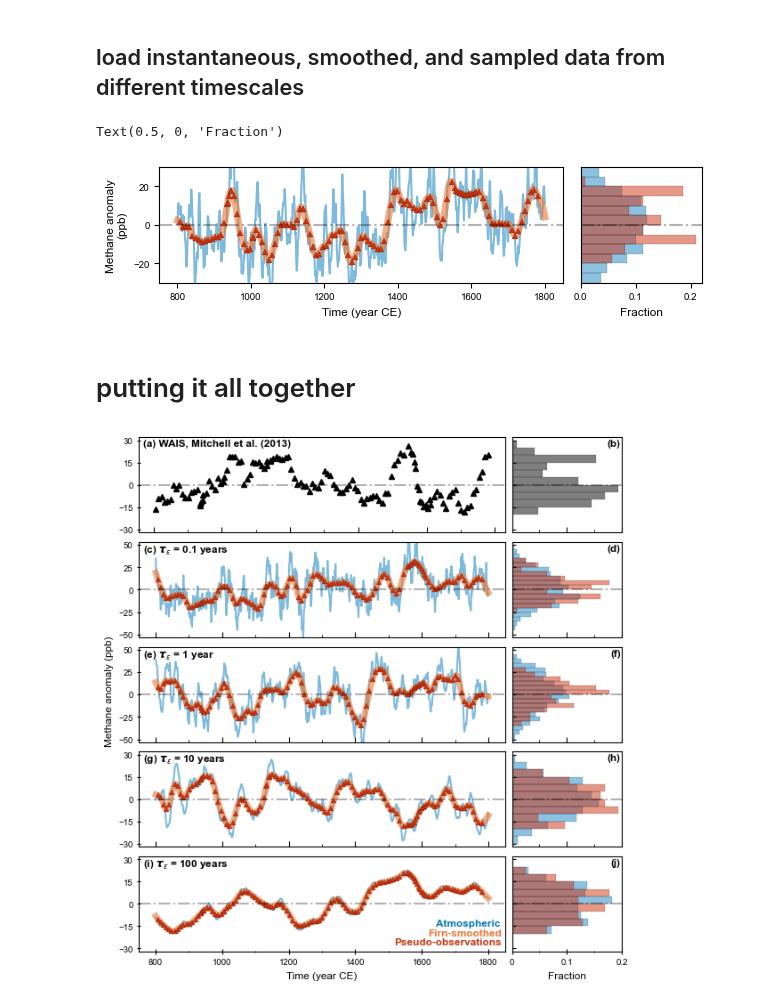
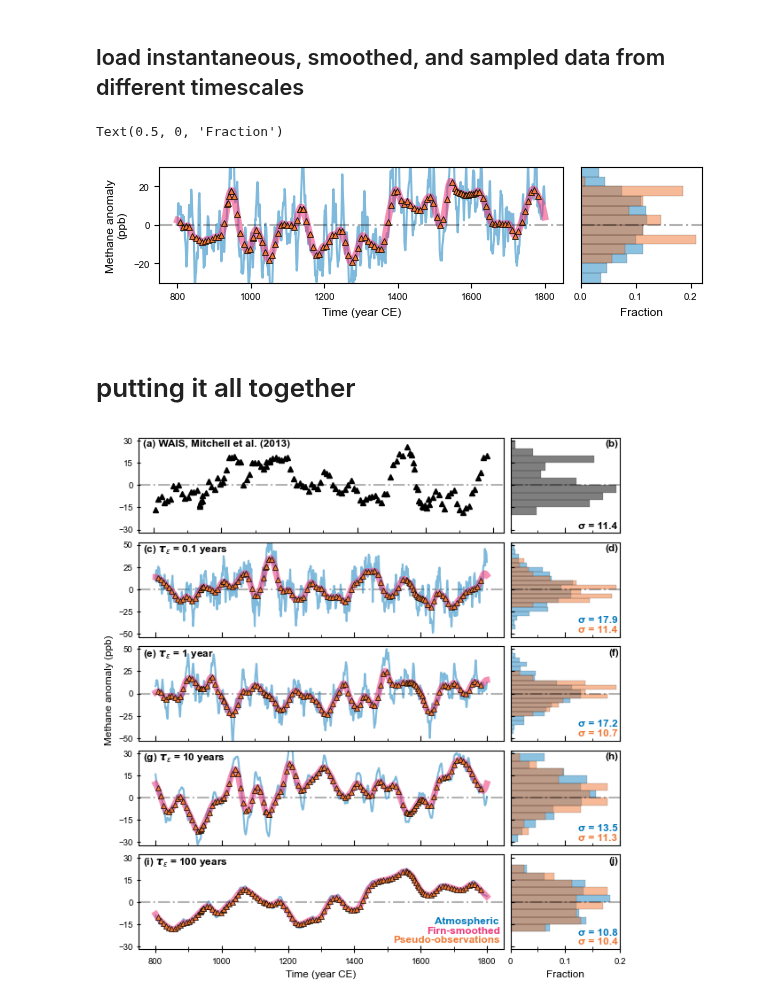
Before and after one commit to ericjmei/methane_noise_forcing, a Jupyter notebook: notebooks/figures_for_publication/obs_vs_simulation_timeseries.ipynb, the cells around one changed output. Cells and saved outputs as stored; diff of their text form; code cells hidden in the pictures.

Commit message:
changed color scheme for fig 1 and 2

```diff
--- a/notebooks/figures_for_publication/obs_vs_simulation_timeseries.ipynb
+++ b/notebooks/figures_for_publication/obs_vs_simulation_timeseries.ipynb
@@ -36,18 +36,18 @@ plot_kwargs = {
     },
     "instantaneous": {"color": colors_vibrant["blue"], "linestyle": "-", "alpha": 0.5},
     "smoothed": {
-        "color": colors_vibrant["orange"],
+        "color": colors_vibrant["magenta"],
         "linestyle": "-",
         "linewidth": 5,
-        "alpha": 0.6,
+        "alpha": 0.55,
     },
     "sampled": {
         "marker": "^",
         "linestyle": "None",
         "markersize": 4,
         "markeredgecolor": "k",
-        "markeredgewidth": 0.1,  # adjust thickness
-        "color": colors_vibrant["red"],
+        "markeredgewidth": 0.5,  # adjust thickness
+        "color": colors_vibrant["orange"],
     },
 }
 # %%
@@ -271,7 +271,7 @@ ax_kd.set_ylabel("")
 ax_kd.set_xlabel("Fraction")
 # %% [output]
 Text(0.5, 0, 'Fraction')
-[figure, old version]
+[figure, new version]
 # %% [markdown]
 # putting it all together
 # %%
@@ -439,7 +467,10 @@ yticks_noise = {
     10: [-30, -15, 0, 15, 30],
     100: [-30, -15, 0, 15, 30],
 }
-idx_ens_noise = {0.1: 22, 1: 14, 10: 36, 100: 7}
+idx_ens_noise = {0.1: 50, # or 22, 37, 47, 49, 50, 62
+                 1: 28, # or 14, 18, 27, 39, 46
+                 10: 42,
+                 100: 7}
 
 fig = plt.figure(figsize=(fig_width, (1 + len(timescales_to_plot)) * ax_height))
 gs = GridSpec(
@@ -453,7 +484,7 @@ gs = GridSpec(
 ax_ts = [None] * (1 + len(timescales_to_plot))
 ax_kd = [None] * (1 + len(timescales_to_plot))
 
-## obs
+## obs timeseries
 ax_ts[0] = fig.add_subplot(gs[0, 0])  # timeseries
 ax_kd[0] = fig.add_subplot(gs[0, 1])  # kernel density
 time_slice = slice(time_min, time_max)
@@ -466,7 +497,7 @@ ax_ts[0].set_yticks(yticks_obs)
 format_xticks(ax_ts[0])
 format_yticks(ax_ts[0], direction="inout", show_label=True, length_minor=0)
 
-# histogram
+## obs histogram
 bin_min, bin_max, n_bins = calc_bins(ylim_obs)
 hist_frac, bin_edges = normalized_histogram(data_plot, bin_min, bin_max, n_bins)
 
@@ -490,6 +521,10 @@ ax_kd[0].set_ylim(ylim_obs)
 ax_kd[0].set_yticks(yticks_obs)
 ax_kd[0].set_ylabel("")
 format_yticks(ax_kd[0], length_minor=0)
+
+# annotation for standard deviation
+sigma_obs = float(np.nanstd(np.asarray(data_plot), ddof=1))
+annotate_sigma_single(ax_kd[0], sigma_obs, color=plot_kwargs["obs"]["color"])
 
 ## plot timescales
 for i, timescale in enumerate(timescales_to_plot):
@@ -539,13 +574,25 @@ for i, timescale in enumerate(timescales_to_plot):
     format_xticks(ax_kd[1 + i])
     format_yticks(ax_kd[1 + i], length_minor=0)
 
+    # add annotations
+    sigma_inst = float(np.nanstd(np.asarray(instantaneous_plot), ddof=1))
+    sigma_samp = float(np.nanstd(np.asarray(sampled_plot), ddof=1))
+    annotate_sigma_double(
+        ax_kd[1 + i],
+        top_value=sigma_inst,
+        bottom_value=sigma_samp,
+        top_color=plot_kwargs["instantaneous"]["color"],
+        bottom_color=plot_kwargs["sampled"]["color"]
+    )
+
+
 # add x label and tick labels to last row axes
-format_xticks(ax_ts[-1], direction="inout")
+format_xticks(ax_ts[-1], direction="inout", length_major=6, length_minor=4)
 ax_ts[-1].set_xticks(xticks_ts)
 ax_ts[-1].set_xticklabels(xticks_ts)
 ax_ts[-1].set_xlabel("Time (year CE)")
 
-format_xticks(ax_kd[-1], direction="inout")
+format_xticks(ax_kd[-1], direction="inout", length_major=6, length_minor=4)
 ax_kd[-1].set_xticks(xticks_kd)
 ax_kd[-1].set_xticklabels(xticks_kd)
 ax_kd[-1].set_xlabel("Fraction")
@@ -585,31 +632,31 @@ ax_ts[-1].text(
     va="bottom",
     transform=ax_ts[-1].transAxes,
 )
 ax_ts[-1].text(
     legend_x,
     legend_y_start + legend_dy,
     "Firn-smoothed",
     color=plot_kwargs["smoothed"]["color"],
     fontweight="bold",
     ha="right",
     va="bottom",
     transform=ax_ts[-1].transAxes,
 )
 ax_ts[-1].text(
     legend_x,
     legend_y_start,
     "Pseudo-observations",
     color=plot_kwargs["sampled"]["color"],
     fontweight="bold",
     ha="right",
     va="bottom",
     transform=ax_ts[-1].transAxes,
 )
 
 # save figure in pdf format
 name = "fig_2"
 fig.savefig(
     f"{cfg.paths.figures_dir}/for_publication/{name}.pdf", bbox_inches="tight", dpi=300
 )
 # %% [output]
-[figure, old version]
+[figure, new version]
```
Also changed, not shown: parts of 2 cells of this notebook, 1 other file.
